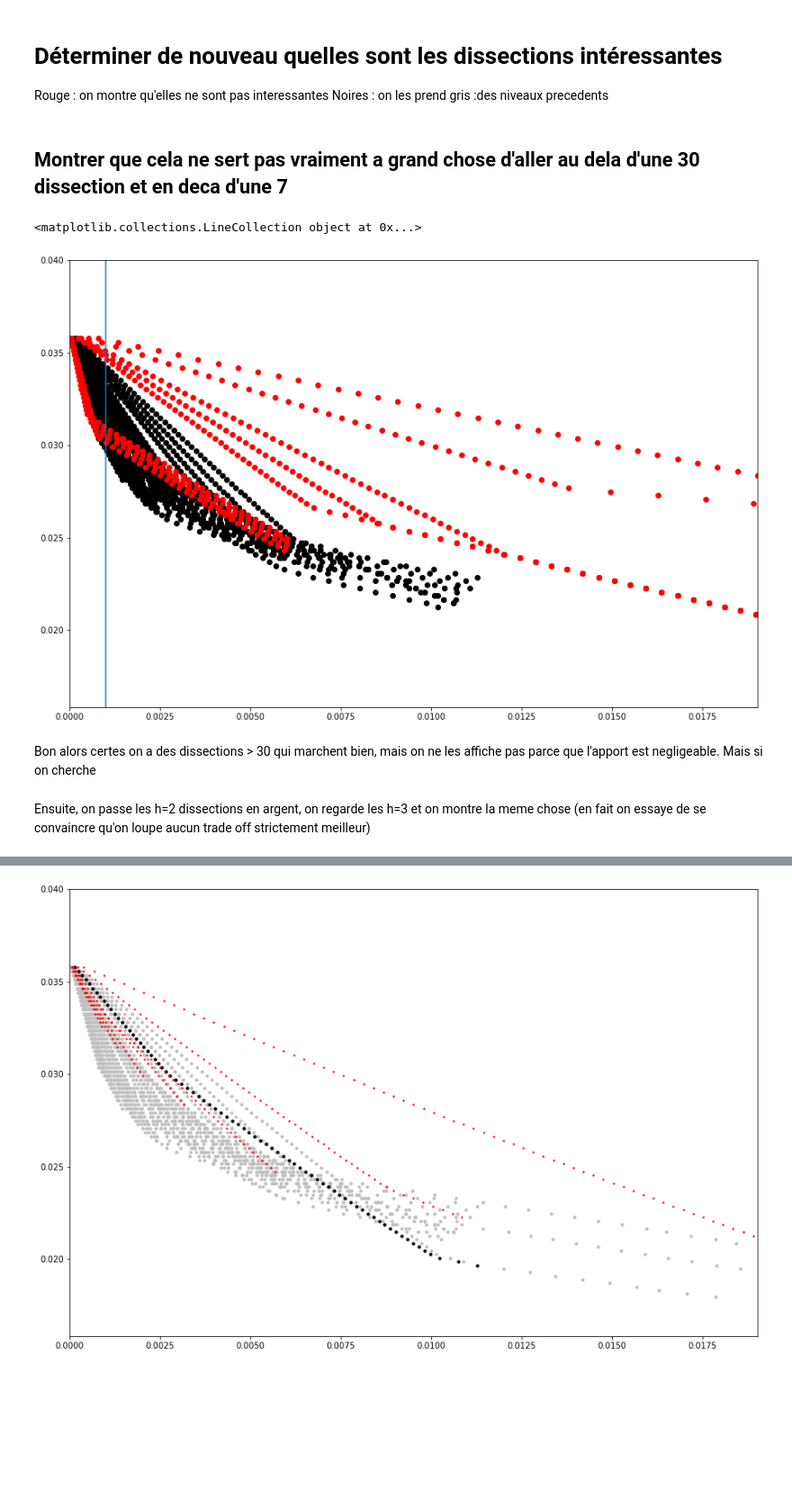
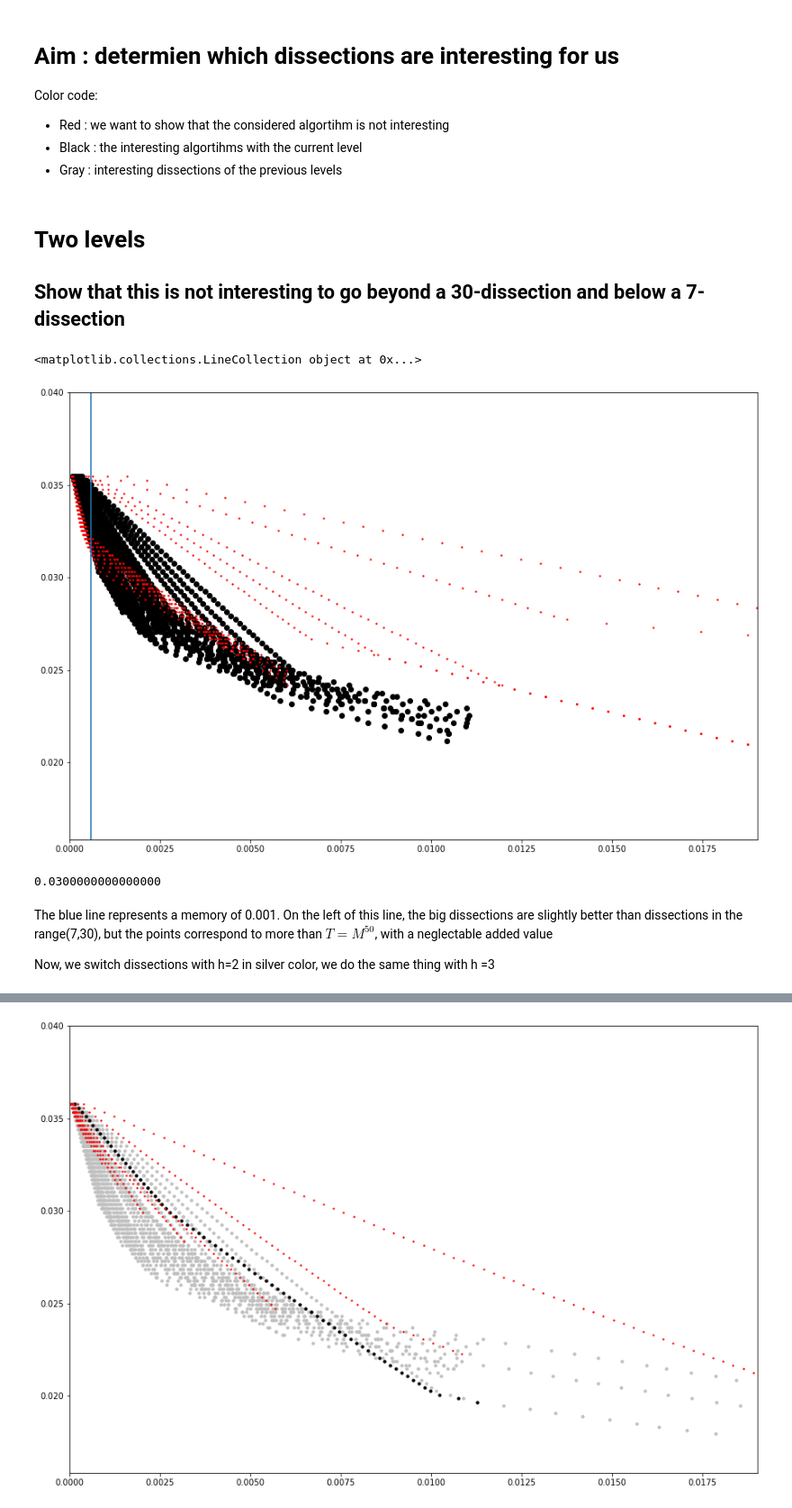
Before and after one commit to charlotte-lefevre/TM_tradeoffs_SDP, a Jupyter notebook: Cost_eval/Examples/Test_interesting_parameters.ipynb, the cells around one changed output, grey strips where cells are left out. Shown: that part at 90% size. Cells and saved outputs as stored; diff of their text form; code cells hidden in the pictures; blank space fills up the shorter version.

```diff
--- a/Cost_eval/Examples/Test_interesting_parameters.ipynb
+++ b/Cost_eval/Examples/Test_interesting_parameters.ipynb
@@ -1,9 +1,10 @@
 # %% [markdown]
-# Déterminer de nouveau quelles sont les dissections intéressantes
+# Aim : determien which dissections are interesting for us
 
-Rouge : on montre qu'elles ne sont pas interessantes
-Noires : on les prend
-gris :des niveaux precedents
+Color code:
+* Red : we want to show that the considered algortihm is not interesting
+* Black : the interesting algortihms with the current level
+* Gray : interesting dissections of the previous levels
 # %%
 import sys
 import matplotlib.pyplot as plt
@@ -21,42 +23,43 @@ load("../Functions_utils/WaveParams.py")
 # %% [markdown]
-## Montrer que cela ne sert pas vraiment a grand chose d'aller au dela d'une 30 dissection et en deca d'une 7
+# Two levels
+## Show that this is not interesting to go beyond a 30-dissection and below a 7-dissection
 # %%
 plt.figure(figsize = (15,10))
 axes = plt.gca()
 axes.set_ylim([0.01*math.log(3,2),0.04])
 axes.set_xlim([0.0*math.log(3,2),0.0120*math.log(3,2)])
 
 Dissections_two  = range(7,30)
 h = 2
 
-Remin = 0.001
+Remin = 0.002
 Remax = 0.07
 
 for X in Dissections_two:
-        (memories, times,_, _) = GetTimeMemoryTradeOffs.Apply(X, h, R,W, Remin=Remin, Remax=Remax)
+        (memories, times,_, _) = layered_dissections.Apply(X, h, R,W, Remin=Remin, Remax=Remax)
         plt.scatter(memories, times, c = "black")
 
 
 
-Dissections_two_not_interesting  = np.append(range(2,7), range(30,40,2))
+Dissections_two_not_interesting  = np.append(range(2,7), range(30,50,2))
 for X in Dissections_two_not_interesting:
-        (memories, times,_, _) = GetTimeMemoryTradeOffs.Apply(X, h, R,W, Remin=Remin, Remax=Remax)
-        plt.scatter(memories, times, c = "red")
+        (memories, times,_, _) = layered_dissections.Apply(X, h, R,W, Remin=Remin, Remax=Remax)
+        plt.scatter(memories, times, c = "red", s=2)
 
 
-plt.vlines(0.001, 0,0.05)
+plt.vlines(0.0006, 0,0.05)
 # %% [output]
 <matplotlib.collections.LineCollection object at 0x...>
-[figure, old version]
+[figure, new version]
 # %%
-0.001*36
-
-0.036
+0.0006*50
+# %% [output]
+0.0300000000000000
 # %% [markdown]
-Bon alors certes on a des dissections > 30 qui marchent bien, mais on ne les affiche pas parce que l'apport est negligeable. Mais si on cherche
+The blue line represents a memory of 0.001. On the left of this line, the big dissections are slightly better than dissections in the range(7,30), but the points correspond to more than $T = M^50$, with a neglectable added value
+
+Now, we switch dissections with h=2 in silver color,
+we do the same thing with h =3
-# %% [markdown]
-Ensuite, on passe les h=2 dissections en argent,
-on regarde les h=3 et on montre la meme chose (en fait on essaye de se convaincre qu'on loupe aucun trade off strictement meilleur)
 # %%
 plt.figure(figsize = (15,10))
 axes = plt.gca()
```
Also changed, not shown: parts of 8 cells of this notebook, 6 other files.
